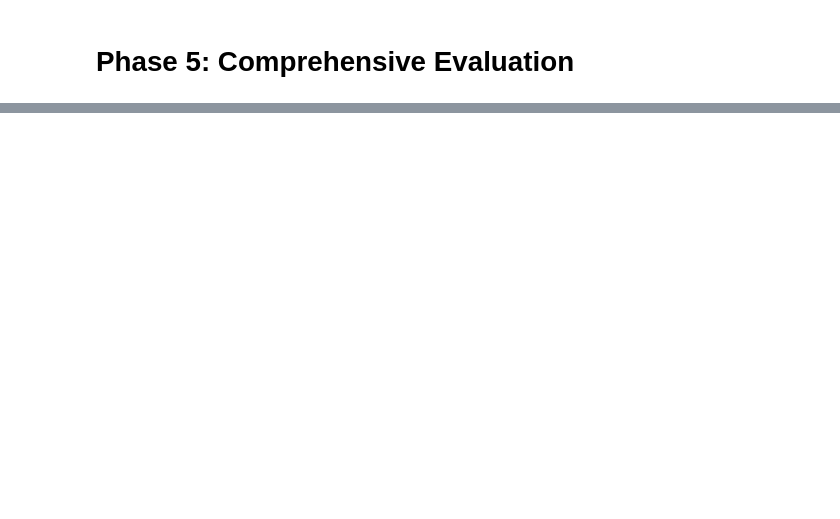
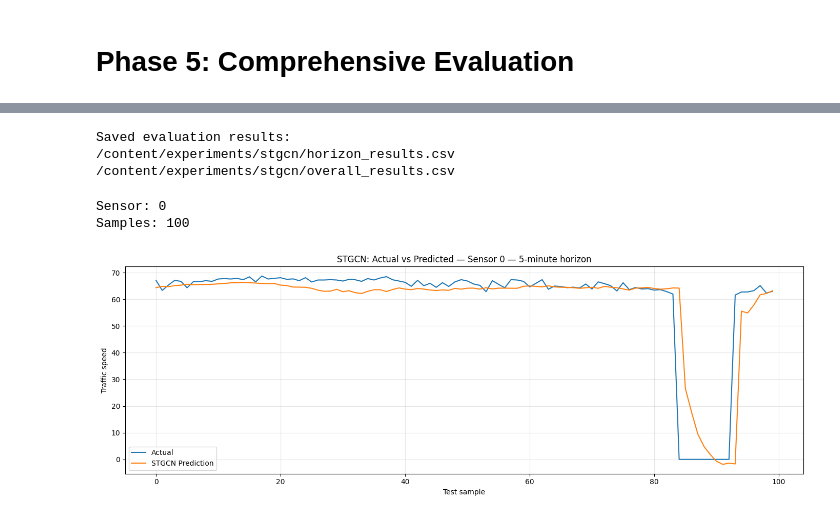
Before and after one commit to sushanksingh00/urbanAi, a Jupyter notebook: notebooks/05_evaluation.ipynb, the cells around one changed output, grey strips where cells are left out. Saved outputs shown, nothing was run; the diff lists cells and outputs as text; code cells hidden in the pictures; blank space fills up the shorter version.

Commit message:
Complete STGCN evaluation

```diff
--- a/notebooks/05_evaluation.ipynb
+++ b/notebooks/05_evaluation.ipynb
@@ -75,0 +100,16 @@ results_df
+# %%
+from pathlib import Path
+import numpy as np
+
+PREDICTIONS_DIR = Path("/content/experiments/stgcn")
+
+stgcn_y_pred = np.load(
+    PREDICTIONS_DIR / "test_predictions.npy"
+)
+
+stgcn_y_true = np.load(
+    PREDICTIONS_DIR / "test_targets.npy"
+)
+
+print("STGCN predictions:", stgcn_y_pred.shape)
+print("STGCN targets:", stgcn_y_true.shape)
@@ -75,0 +217,49 @@ results_df
+# %%
+EVALUATION_DIR = Path("/content/experiments/stgcn")
+EVALUATION_DIR.mkdir(parents=True, exist_ok=True)
+
+horizon_df.to_csv(
+    EVALUATION_DIR / "horizon_results.csv",
+    index=False
+)
+
+pd.DataFrame([stgcn_original_results]).to_csv(
+    EVALUATION_DIR / "overall_results.csv",
+    index=False
+)
+
+print("Saved evaluation results:")
+print(EVALUATION_DIR / "horizon_results.csv")
+print(EVALUATION_DIR / "overall_results.csv")
+# %% [output]
+Saved evaluation results:
+/content/experiments/stgcn/horizon_results.csv
+/content/experiments/stgcn/overall_results.csv
+# %%
+SENSOR_INDEX = 0
+NUM_SAMPLES_TO_PLOT = 100
+
+print("Sensor:", SENSOR_INDEX)
+print("Samples:", NUM_SAMPLES_TO_PLOT)
+# %% [output]
+Sensor: 0
+Samples: 100
+# %%
+actual_5min = stgcn_true_original[:NUM_SAMPLES_TO_PLOT, 0, SENSOR_INDEX, 0]
+predicted_5min = stgcn_pred_original[:NUM_SAMPLES_TO_PLOT, 0, SENSOR_INDEX, 0]
+
+plt.figure(figsize=(14, 5))
+
+plt.plot(actual_5min, label="Actual")
+plt.plot(predicted_5min, label="STGCN Prediction")
+
+plt.xlabel("Test sample")
+plt.ylabel("Traffic speed")
+plt.title(f"STGCN: Actual vs Predicted — Sensor {SENSOR_INDEX} — 5-minute horizon")
+plt.legend()
+plt.grid(True, alpha=0.3)
+
+plt.tight_layout()
+plt.show()
+# %% [output]
+[figure, added]
```
Also changed, not shown: parts of 33 cells of this notebook.
